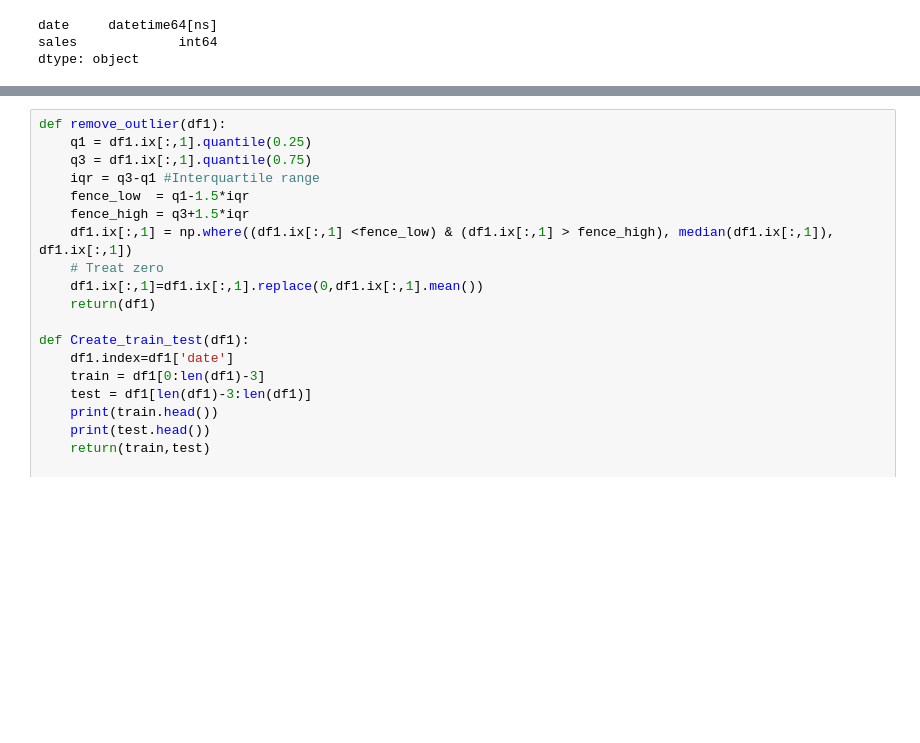
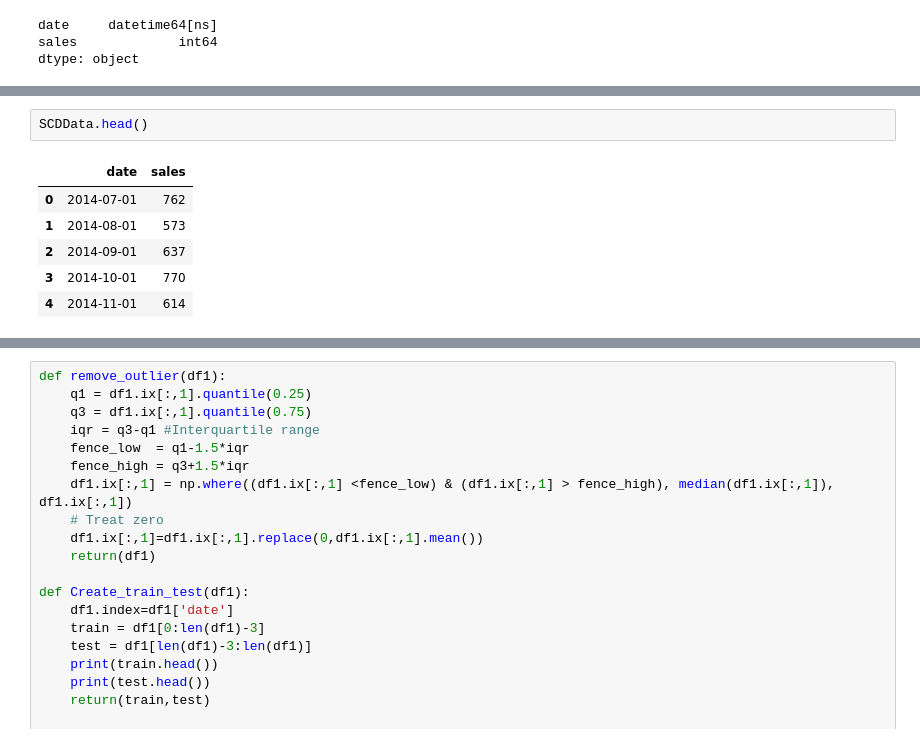
Before and after one commit to vedica1011/Time_series, a Jupyter notebook: timeseries.ipynb, the cells around one changed output, grey strips where cells are left out. Cells and saved outputs as stored; diff of their text form; blank space fills up the shorter version.

```diff
--- a/timeseries.ipynb
+++ b/timeseries.ipynb
@@ -30,3 +41,12 @@ dtype: object
+# %%
+SCDData.head()
+# %% [output]
+|  | date | sales |
+| 0 | 2014-07-01 | 762 |
+| 1 | 2014-08-01 | 573 |
+| 2 | 2014-09-01 | 637 |
+| 3 | 2014-10-01 | 770 |
+| 4 | 2014-11-01 | 614 |
 # %%
 SCDData.index=SCDData.date
 SCDData1=SCDData.drop('date', axis=1)
```
Also changed, not shown: parts of 19 cells of this notebook.
